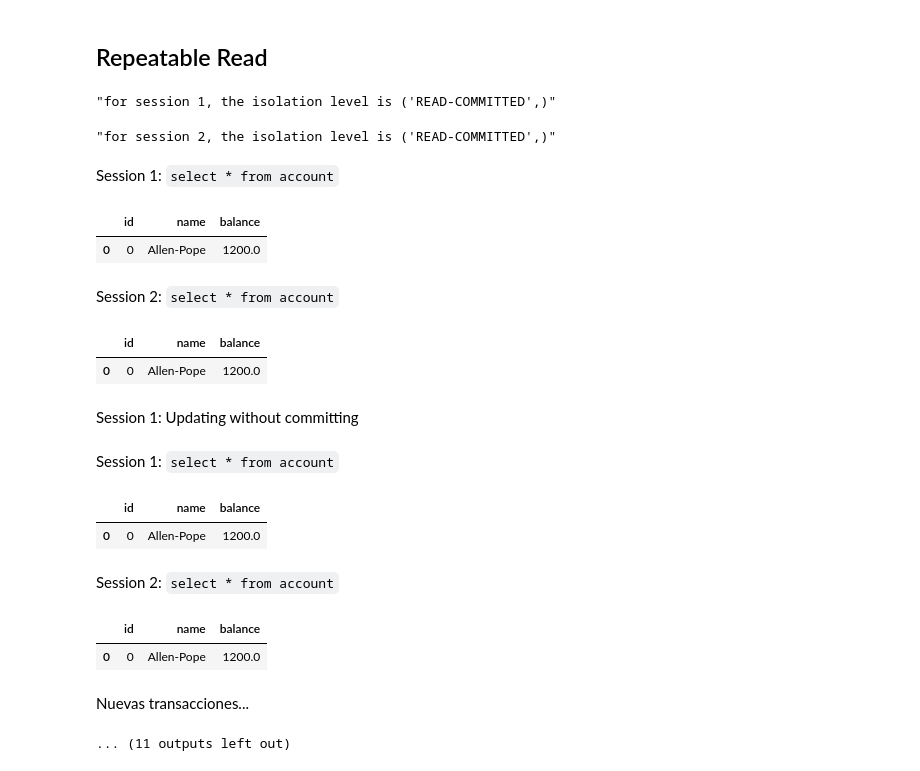
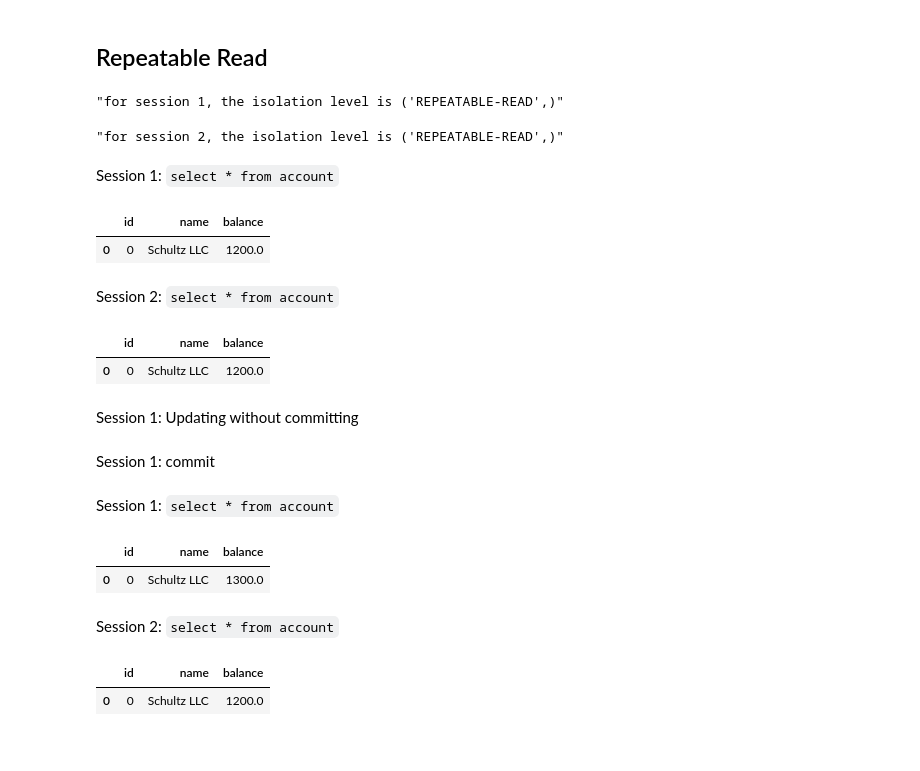
Before and after one commit to UTDT-TD7/practicas, a Jupyter notebook: practica_trx/notebooks/Práctica.ipynb, the cells around one changed output. Cells and saved outputs as stored; diff of their text form; code cells hidden in the pictures.

```diff
--- a/practica_trx/notebooks/Práctica.ipynb
+++ b/practica_trx/notebooks/Práctica.ipynb
@@ -109,14 +144,14 @@ with mysql_session() as s1, mysql_session() as s2:
         display(Markdown("Session 2: `select * from account`"))
         display(pd.read_sql("select * from account", s2.bind))
 
-    display(Markdown("Nuevas transacciones..."))
+    #display(Markdown("Nuevas transacciones..."))
 
-    with s1.begin() as trx1, s2.begin() as trx2:
-        display(Markdown("Session 1: `select * from account`"))
-        display(pd.read_sql("select * from account", s1.bind))
+    #with s1.begin() as trx1, s2.begin() as trx2:
+        #display(Markdown("Session 1: `select * from account`"))
+        #display(pd.read_sql("select * from account", s1.bind))
 
-        display(Markdown("Session 2: `select * from account`"))
-        display(pd.read_sql("select * from account", s2.bind))
+        #display(Markdown("Session 2: `select * from account`"))
+        #display(pd.read_sql("select * from account", s2.bind))
 
         display(Markdown("Session 1: Updating without committing"))
         s1.execute(text("update account set balance = balance + 100 where id = 0"))
@@ -127,6 +162,7 @@ with mysql_session() as s1, mysql_session() as s2:
         display(Markdown("Session 2: `select * from account`"))
         display(pd.read_sql("select * from account", s2.bind))
 
+        display(Markdown("Session 1: commit"))
         trx1.commit()
 
         display(Markdown("Session 2: `select * from account`"))
@@ -155,65 +191,49 @@ Dentro de la misma transacción (`trx2`) de una sesión (`session 2`), el valor
 ## Repeatable Read
 # %%
 with mysql_session() as s1, mysql_session() as s2:
+
+    s1.execute(text("set session transaction isolation level repeatable read"))
+    s2.execute(text("set session transaction isolation level repeatable read"))
+
+
     display(f"for session 1, the isolation level is {s1.execute(text('SELECT @@transaction_ISOLATION')).fetchone()}")
     display(f"for session 2, the isolation level is {s2.execute(text('SELECT @@transaction_ISOLATION')).fetchone()}")
 
     s1.get_transaction().close()
     s2.get_transaction().close()
 
     with s1.begin() as trx1, s2.begin() as trx2:
         display(Markdown("Session 1: `select * from account`"))
-        display(pd.read_sql("select * from account", s1.bind))
+        display(pd.read_sql("select * from account", s1.connection()))
 
         display(Markdown("Session 2: `select * from account`"))
-        display(pd.read_sql("select * from account", s2.bind))
+        display(pd.read_sql("select * from account", s2.connection()))
 
         display(Markdown("Session 1: Updating without committing"))
         s1.execute(text("update account set balance = balance + 100 where id = 0"))
 
+        display(Markdown("Session 1: commit"))
+        s1.execute(text("commit"))
+
         display(Markdown("Session 1: `select * from account`"))
-        display(pd.read_sql("select * from account", s1.bind))
+        display(pd.read_sql("select * from account", s1.connection()))
 
         display(Markdown("Session 2: `select * from account`"))
-        display(pd.read_sql("select * from account", s2.bind))
-
-    display(Markdown("Nuevas transacciones..."))
-
-    with s1.begin() as trx1, s2.begin() as trx2:
-        display(Markdown("Session 1: `select * from account`"))
-        display(pd.read_sql("select * from account", s1.bind))
-
-        display(Markdown("Session 2: `select * from account`"))
-        display(pd.read_sql("select * from account", s2.bind))
-
-        display(Markdown("Session 1: Updating without committing"))
-        s1.execute(text("update account set balance = balance + 100 where id = 0"))
-
-        display(Markdown("Session 1: `select * from account`"))
-        display(pd.read_sql("select * from account", s1.bind))
-
-        display(Markdown("Session 2: `select * from account`"))
-        display(pd.read_sql("select * from account", s2.bind))
-
-        trx1.commit()
-
-        display(Markdown("Session 2: `select * from account`"))
-        display(pd.read_sql("select * from account", s2.bind))
+        display(pd.read_sql("select * from account", s2.connection()))
 # %% [output]
-"for session 1, the isolation level is ('READ-COMMITTED',)"
+"for session 1, the isolation level is ('REPEATABLE-READ',)"
-"for session 2, the isolation level is ('READ-COMMITTED',)"
+"for session 2, the isolation level is ('REPEATABLE-READ',)"
 Session 1: `select * from account`
 |  | id | name | balance |
-| 0 | 0 | Allen-Pope | 1200.0 |
+| 0 | 0 | Schultz LLC | 1200.0 |
 Session 2: `select * from account`
 |  | id | name | balance |
-| 0 | 0 | Allen-Pope | 1200.0 |
+| 0 | 0 | Schultz LLC | 1200.0 |
 Session 1: Updating without committing
-Session 1: `select * from account`
+Session 1: commit
+Session 1: `select * from account`
 |  | id | name | balance |
-| 0 | 0 | Allen-Pope | 1200.0 |
+| 0 | 0 | Schultz LLC | 1300.0 |
-Session 2: `select * from account`
+Session 2: `select * from account`
 |  | id | name | balance |
-| 0 | 0 | Allen-Pope | 1200.0 |
+| 0 | 0 | Schultz LLC | 1200.0 |
-Nuevas transacciones...
-... (11 outputs left out)
```
Also changed, not shown: parts of 17 cells of this notebook.
